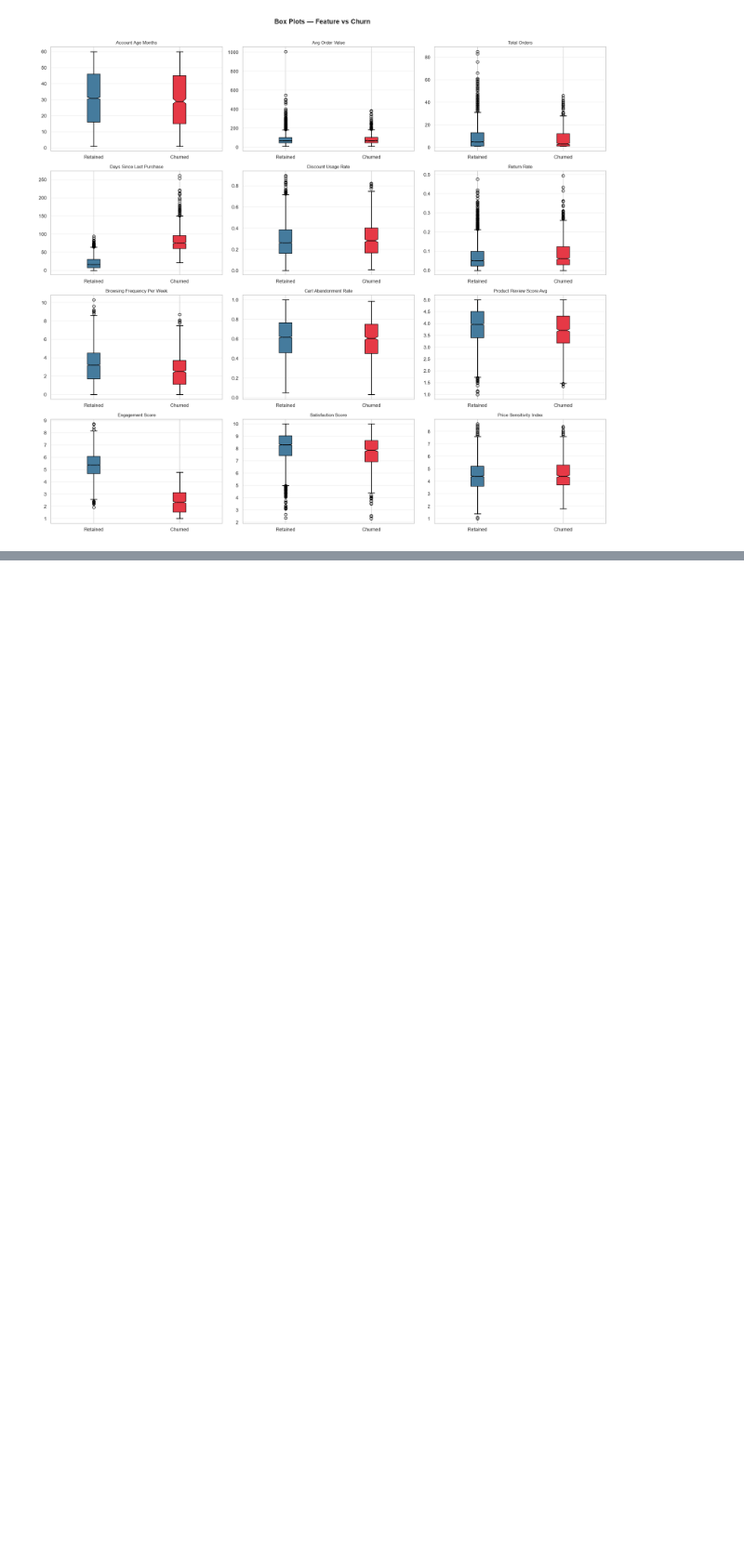
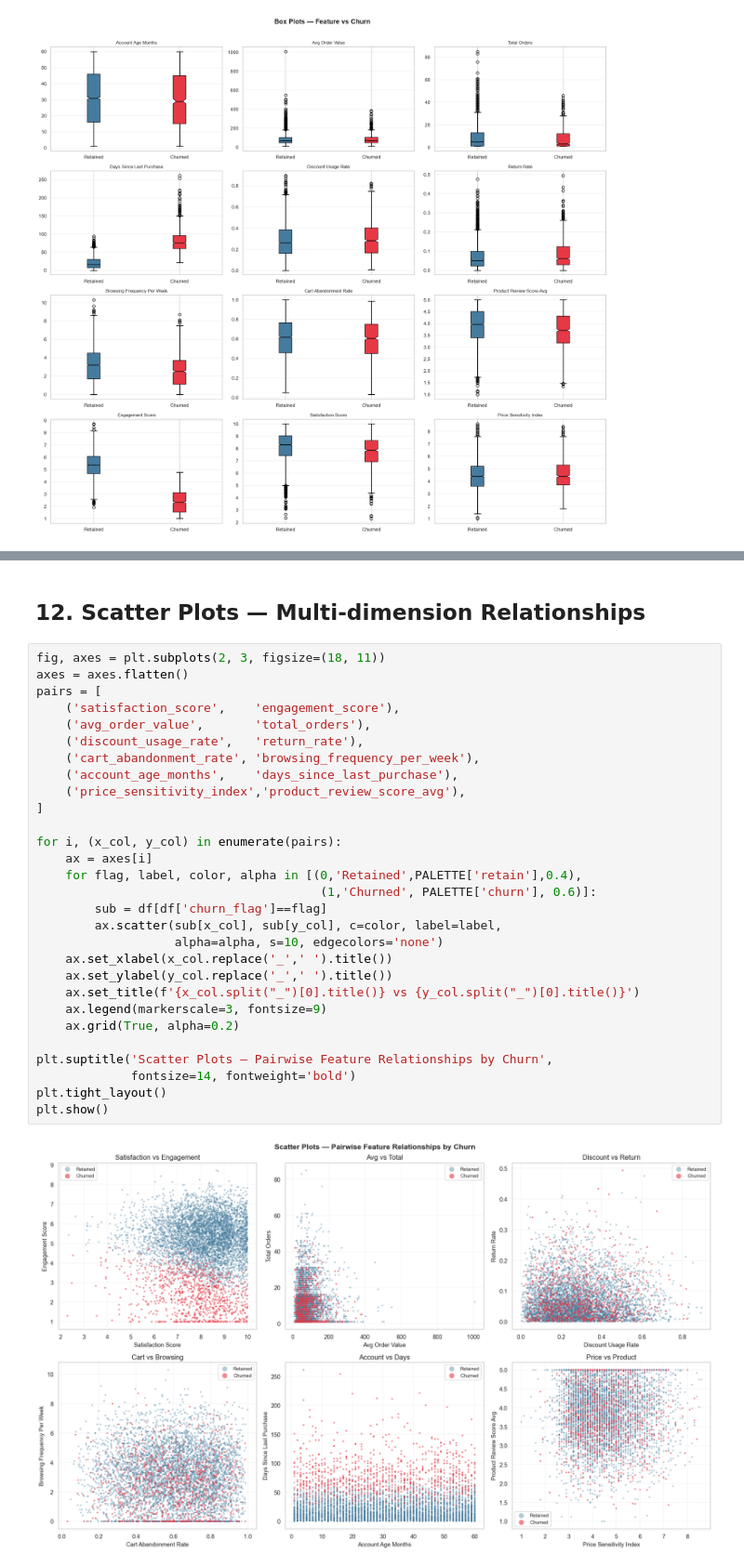
Before and after one commit to Nitesh-Ray/ecommerce-customer-churn2, a Jupyter notebook: model1.ipynb, the cells around one changed output, grey strips where cells are left out. Shown at 93% size. Saved outputs shown, nothing was run; the diff lists cells and outputs as text; blank space fills up the shorter version.

```diff
--- a/model1.ipynb
+++ b/model1.ipynb
@@ -276,0 +383,33 @@ plt.show()
+# %% [markdown]
+## 12. Scatter Plots — Multi-dimension Relationships
+# %%
+fig, axes = plt.subplots(2, 3, figsize=(18, 11))
+axes = axes.flatten()
+pairs = [
+    ('satisfaction_score',    'engagement_score'),
+    ('avg_order_value',       'total_orders'),
+    ('discount_usage_rate',   'return_rate'),
+    ('cart_abandonment_rate', 'browsing_frequency_per_week'),
+    ('account_age_months',    'days_since_last_purchase'),
+    ('price_sensitivity_index','product_review_score_avg'),
+]
+
+for i, (x_col, y_col) in enumerate(pairs):
+    ax = axes[i]
+    for flag, label, color, alpha in [(0,'Retained',PALETTE['retain'],0.4),
+                                       (1,'Churned', PALETTE['churn'], 0.6)]:
+        sub = df[df['churn_flag']==flag]
+        ax.scatter(sub[x_col], sub[y_col], c=color, label=label,
+                   alpha=alpha, s=10, edgecolors='none')
+    ax.set_xlabel(x_col.replace('_',' ').title())
+    ax.set_ylabel(y_col.replace('_',' ').title())
+    ax.set_title(f'{x_col.split("_")[0].title()} vs {y_col.split("_")[0].title()}')
+    ax.legend(markerscale=3, fontsize=9)
+    ax.grid(True, alpha=0.2)
+
+plt.suptitle('Scatter Plots — Pairwise Feature Relationships by Churn',
+             fontsize=14, fontweight='bold')
+plt.tight_layout()
+plt.show()
+# %% [output]
+[figure, added]
```
Also changed, not shown: parts of 9 cells of this notebook.
